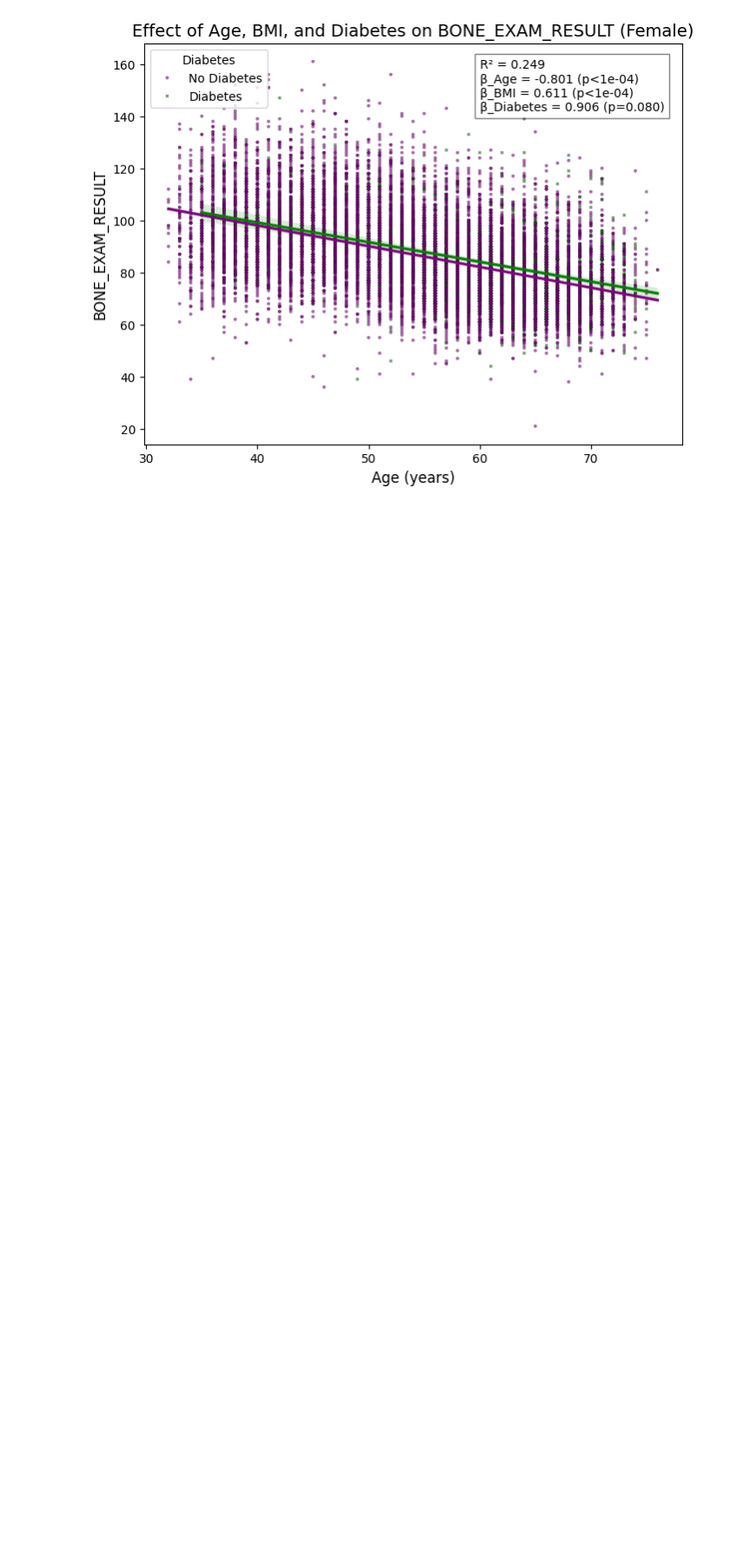
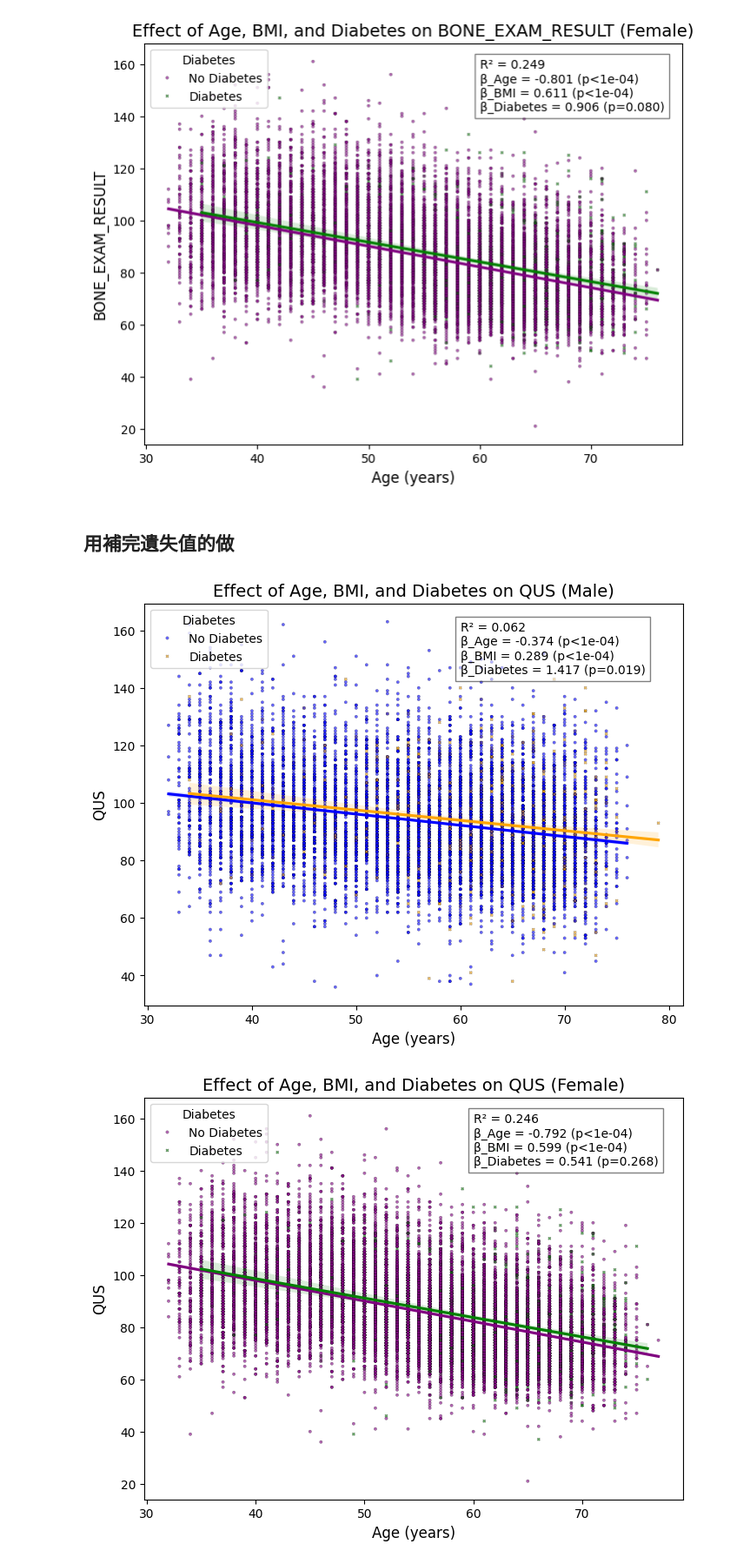
Before and after one commit to yenchennn/diabetes.model, a Jupyter notebook: diff2.ipynb, the cells around one changed output. Shown at 87% size. Drawn from its saved outputs; the diff is of its cells as text; code cells hidden in the pictures; blank space fills up the shorter version.

```diff
--- a/diff2.ipynb
+++ b/diff2.ipynb
@@ -699,3 +414,79 @@ plot_regression(data[data["SEX"] == 2.0], "Female", color1="purple", color2="gre
 # %% [output]
 [figure]
 [figure]
+# %% [markdown]
+## 用補完遺失值的做
+# %%
+import pandas as pd
+import seaborn as sns
+import matplotlib.pyplot as plt
+import statsmodels.api as sm
+import numpy as np
+
+# 確保數據中沒有遺失值
+data = pd.read_csv(r"C:\Users\yenchen\OneDrive\文件\專題\cluster_NA\data.fillna.csv")
+
+# 定義函數來執行線性回歸並繪圖
+def plot_regression(data, gender_label, color1="blue", color2="orange", text_x=61, text_y=6):
+    plt.figure(figsize=(8,6))
+
+    # 🎯 **繪製散布圖**
+    scatter = sns.scatterplot(
+        data=data, x="AGE", y="QUS",
+        hue="DIABETES_SELF", style="DIABETES_SELF",
+        palette={0: color1, 1: color2},
+        s=6, edgecolor="black", alpha=0.6  # 🔹 點的大小 s=5
+    )
+
+    # 🎯 **繪製回歸線**
+    sns.regplot(
+        data=data[data["DIABETES_SELF"] == 0],
+        x="AGE", y="QUS",
+        scatter=False, color=color1, label="No Diabetes"
+    )
+
+    sns.regplot(
+        data=data[data["DIABETES_SELF"] == 1],
+        x="AGE", y="QUS",
+        scatter=False, color=color2, label="Diabetes"
+    )
+
+    # 🎯 **執行線性回歸**
+    X = data[["AGE", "BMI", "DIABETES_SELF"]]
+    X = sm.add_constant(X)  # 加入截距項
+    y = data["QUS"]
+    model = sm.OLS(y, X).fit()
+
+    # 提取回歸結果
+    r_squared = model.rsquared  # R²
+    coeffs = model.params  # 迴歸係數
+    p_values = model.pvalues  # p 值
+
+    # 🎯 **調整 p 值的顯示格式**
+    def format_p(p):
+        return f"p<{10**-4:.0e}" if p < 0.0001 else f"p={p:.3f}"
+
+    # 🎯 **在圖上標示回歸結果**
+    stats_text = f"R² = {r_squared:.3f}\n" \
+                 f"β_Age = {coeffs['AGE']:.3f} ({format_p(p_values['AGE'])})\n" \
+                 f"β_BMI = {coeffs['BMI']:.3f} ({format_p(p_values['BMI'])})\n" \
+                 f"β_Diabetes = {coeffs['DIABETES_SELF']:.3f} ({format_p(p_values['DIABETES_SELF'])})"
+    plt.text(text_x, text_y, stats_text, fontsize=10, bbox=dict(facecolor='white', alpha=0.5))
+
+    # 🎯 **手動修正圖例**
+    handles, labels = scatter.get_legend_handles_labels()
+    plt.legend(handles, ["No Diabetes", "Diabetes"], title="Diabetes", loc="upper left")
+
+    # 設定標題與座標軸
+    plt.title(f"Effect of Age, BMI, and Diabetes on QUS ({gender_label})", fontsize=14)
+    plt.xlabel("Age (years)", fontsize=12)
+    plt.ylabel("QUS", fontsize=12)
+
+    plt.show()
+
+# 🔹 **分別繪製男性與女性的圖**
+plot_regression(data[data["SEX"] == 1.0], "Male", color1="blue", color2="orange", text_x=60, text_y=145)
+plot_regression(data[data["SEX"] == 2.0], "Female", color1="purple", color2="green", text_x=60, text_y=142)
+# %% [output]
+[figure, added]
+[figure, added]
```
Also changed, not shown: parts of 9 cells of this notebook, 16 other files.
